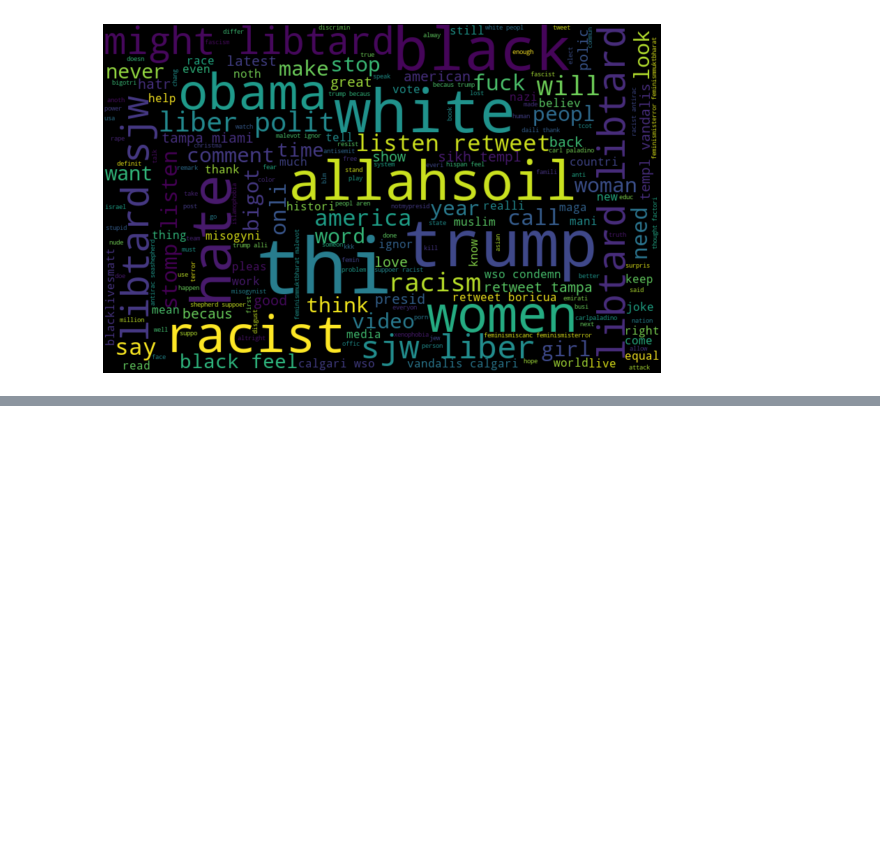
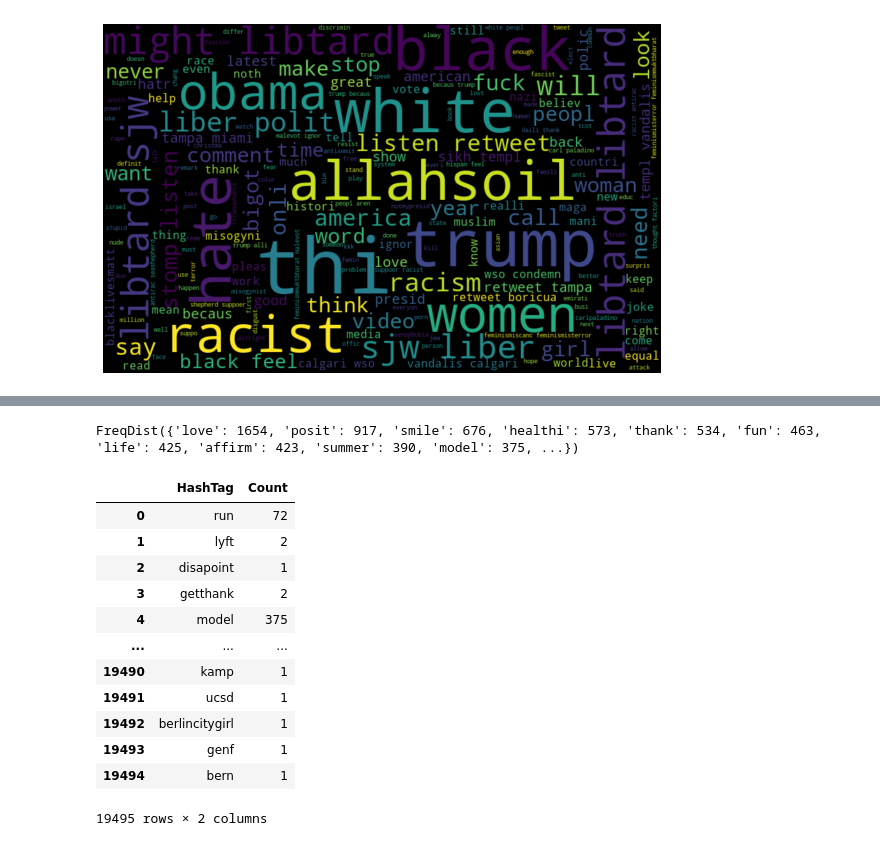
Before and after one commit to sambasivaraokambala/twitter_analysis, a Jupyter notebook: Twitter analysis.ipynb, the cells around one changed output, grey strips where cells are left out. Saved outputs shown, nothing was run; the diff lists cells and outputs as text; code cells hidden in the pictures; blank space fills up the shorter version.

```diff
--- a/Twitter analysis.ipynb
+++ b/Twitter analysis.ipynb
@@ -194,3 +194,16 @@ plt.axis('off')
 plt.show()
 # %% [output]
 [figure]
+# %%
+# understanding the impact of hashtags on twitter sentiment
+# Function to collect hashtags
+def hashtag_extract(x):
+    hashtags = []
+    for i in x:
+        ht = re.findall(r"#(\w+)",i)
+        hashtags.append(ht)
+    return hashtags
+# %%
+# Extracting hashtags of non sexist or racist
+ht_regular = hashtag_extract(combi['tidy_tweet'][combi['label'] == 0])
+ht_regular
@@ -196,0 +274,23 @@ plt.show()
+# %%
+# Let us plot the top 10 hashtags from non racist/sexist tweets
+a = nltk.FreqDist(ht_regular)
+a
+# %% [output]
+FreqDist({'love': 1654, 'posit': 917, 'smile': 676, 'healthi': 573, 'thank': 534, 'fun': 463, 'life': 425, 'affirm': 423, 'summer': 390, 'model': 375, ...})
+# %%
+d = pd.DataFrame({'HashTag':list(a.keys()),'Count':list(a.values())})
+d
+# %% [output]
+|  | HashTag | Count |
+| 0 | run | 72 |
+| 1 | lyft | 2 |
+| 2 | disapoint | 1 |
+| 3 | getthank | 2 |
+| 4 | model | 375 |
+| ... | ... | ... |
+| 19490 | kamp | 1 |
+| 19491 | ucsd | 1 |
+| 19492 | berlincitygirl | 1 |
+| 19493 | genf | 1 |
+| 19494 | bern | 1 |
+19495 rows × 2 columns
```
Also changed, not shown: parts of 9 cells of this notebook.
